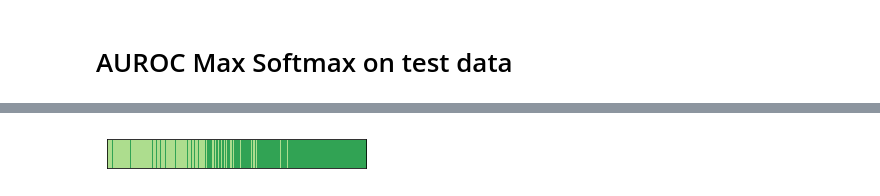
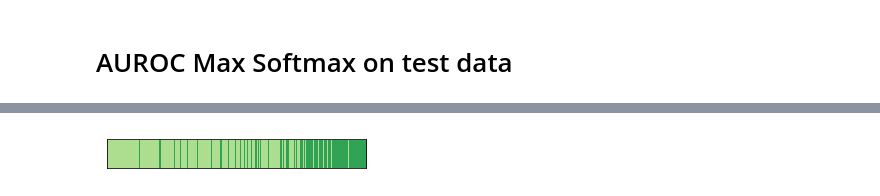
Before and after one commit to BalahariVignesh/simple-faster-rcnn-pytorch, a Jupyter notebook: mahalanobis.ipynb, the cells around one changed output, grey strips where cells are left out. Saved outputs shown, nothing was run; the diff lists cells and outputs as text; code cells hidden in the pictures.

Commit message:
Fix eval, better plots, train on subset of classes

```diff
--- a/mahalanobis.ipynb
+++ b/mahalanobis.ipynb
@@ -27,3 +35,5 @@ opt.caffe_pretrain=True # this model was trained from caffe-pretrained model
+# %%
+trainer.load('./checkpoints/fasterrcnn_04162045_0.4105527015235588')
 # %%
 img = read_image('misc/demo.jpg')
 img = t.from_numpy(img)[None]
@@ -312,11 +324,10 @@ dataloader = DataLoader(dataset,
 if TRAIN_MODE:
     features = []
     gt_labels = []
-    num_test = 3768
 
     pred_bboxes, pred_labels, pred_scores = list(), list(), list()
     gt_bboxes, gt_labels, gt_difficults = list(), list(), list()
-    for ii, (imgs, sizes, gt_bboxes_, gt_labels_, gt_difficults_) in tqdm(enumerate(dataloader), total=num_test):
+    for ii, (imgs, sizes, gt_bboxes_, gt_labels_, gt_difficults_) in tqdm(enumerate(dataloader), total=opt.test_num):
         sizes = [sizes[0][0].item(), sizes[1][0].item()]
         pred_bboxes_, pred_labels_, pred_scores_ = faster_rcnn.predict_mahalanobis(imgs, [sizes])
         gt_bboxes += list(gt_bboxes_.numpy())
@@ -446,11 +468,10 @@ dataloader = DataLoader(dataset,
 if TRAIN_MODE:
     features = []
     gt_labels = []
-    num_test = 3768
 
     pred_bboxes, pred_labels, pred_scores = list(), list(), list()
     gt_bboxes, gt_labels, gt_difficults = list(), list(), list()
-    for ii, (imgs, sizes, gt_bboxes_, gt_labels_, gt_difficults_) in tqdm(enumerate(dataloader), total=num_test):
+    for ii, (imgs, sizes, gt_bboxes_, gt_labels_, gt_difficults_) in tqdm(enumerate(dataloader), total=opt.test_num):
         sizes = [sizes[0][0].item(), sizes[1][0].item()]
         pred_bboxes_, pred_labels_, pred_scores_ = faster_rcnn.predict(imgs, [sizes])
         gt_bboxes += list(gt_bboxes_.numpy())
@@ -497,27 +518,21 @@ print("Ground truth bboxes:", len(np.concatenate(gt_bboxes)))
 # Pred bboxes
 print("Pred bboxes:", len(np.concatenate(pred_bboxes)))
 
-
 # Loop through results by image
+bboxes_ious = list()
 overlapping_bboxes = list()
 correct_classification = list()
 
-def iou(bbox, label, gt_boxes, gt_labels, iou_thresh=0.5):
-    for gt_b, gt_l in zip(gt_boxes, gt_labels):
-        iou = bbox_iou(np.array([bbox]), np.array([gt_b]))
-        if iou >= iou_thresh:
-            return True, gt_l == label
-
-    return False, False
-
-
-for ii, (gt_bbox, gt_label, pred_bbox, pred_label, pred_score) \
-            in enumerate(zip(gt_bboxes, gt_labels, pred_bboxes, pred_labels, pred_scores)):
+for gt_bbox, gt_label, pred_bbox, pred_label, pred_score in \
+        zip(gt_bboxes, gt_labels, pred_bboxes, pred_labels, pred_scores):
     # Calculate if the pred bbox has an overlapping gt_bbox
+    bboxes_ious.append([])
     overlapping_bboxes.append([])
     correct_classification.append([])
     for bbox, label, score in zip(pred_bbox, pred_label, pred_score):
-        overlapping_bbox, correct_class = iou(bbox, label, gt_bbox, gt_label, iou_thresh=0.5)
-        overlapping_bboxes[-1].append(overlapping_bbox)
+        bbox_iou_score, correct_class = iou(bbox, label, gt_bbox, gt_label)
+
+        bboxes_ious[-1].append(bbox_iou_score)
+        overlapping_bboxes[-1].append(bbox_iou_score > IOU_THRESH)
         correct_classification[-1].append(correct_class)
 # %% [output]
@@ -564,5 +579,5 @@ Both 0.11236072534421523
 # %%
 from metrics import barcode_plot
-barcode_plot(scores, prediction_correct)
+barcode_plot(scores, both_correct)
 # %% [output]
-[figure, old version]
+[figure, new version]
```
Also changed, not shown: parts of 24 cells of this notebook, 11 other files.
